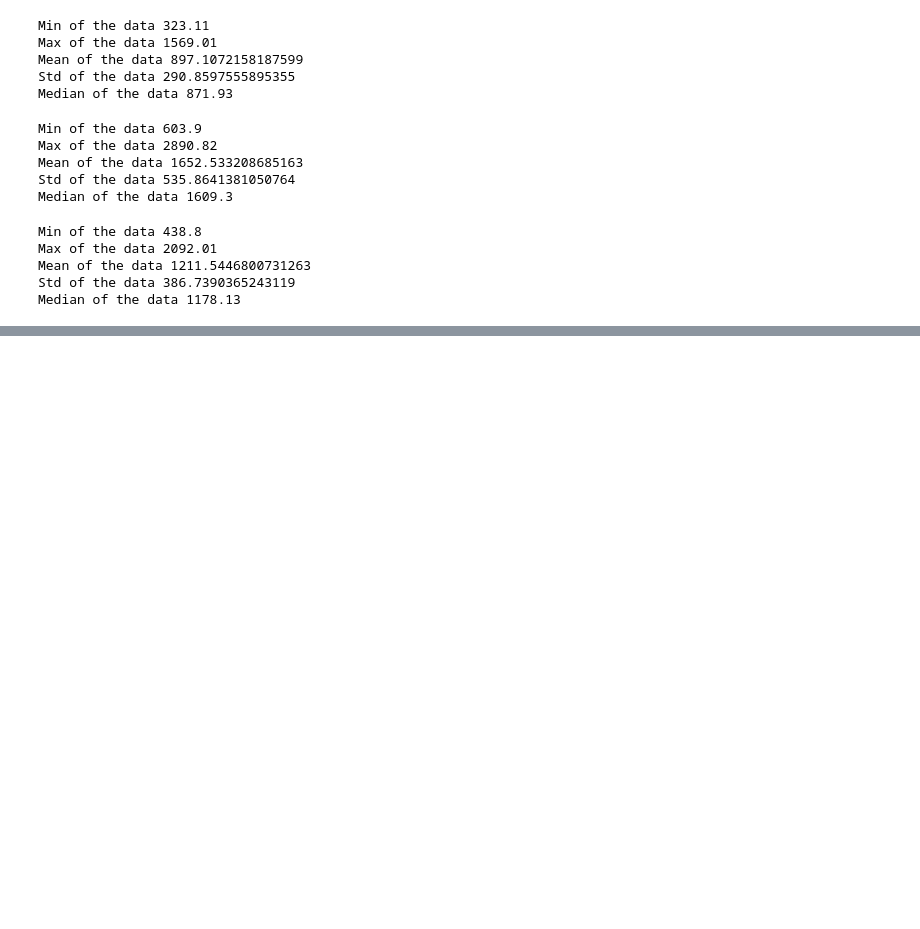
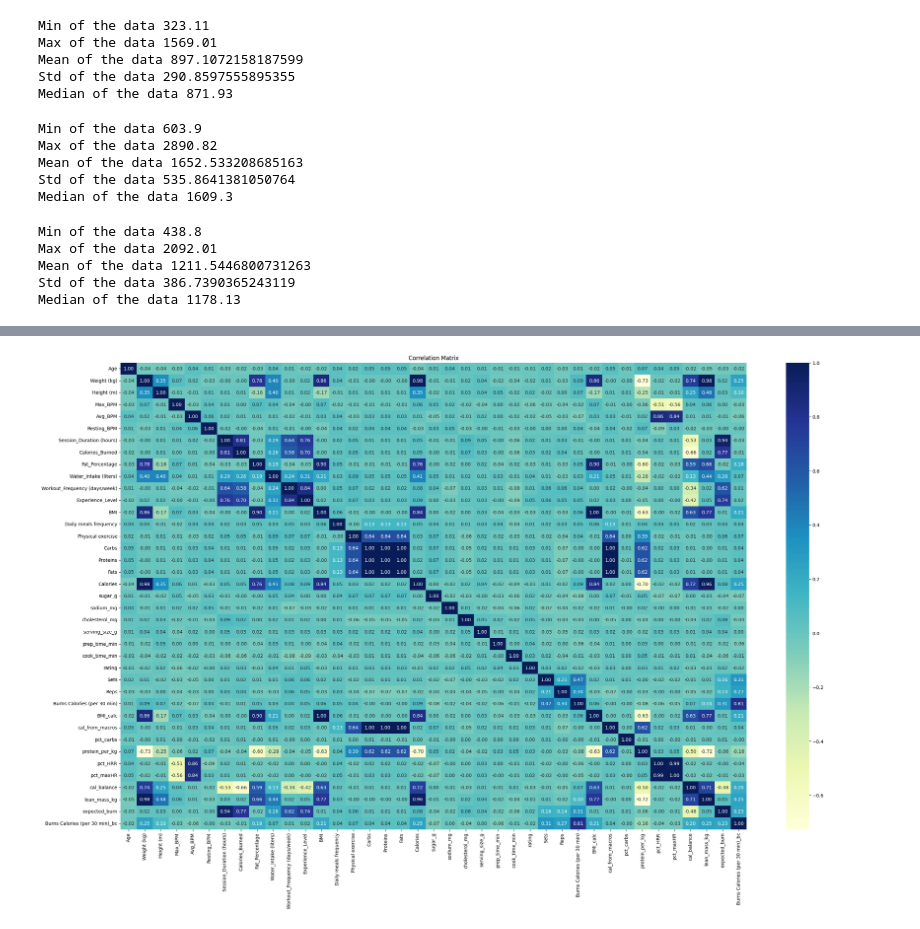
Before and after one commit to umair-gmrm/AI-Foundation-Batch-3, a Jupyter notebook: EDA_I.ipynb, the cells around one changed output, grey strips where cells are left out. Drawn from its saved outputs; the diff is of its cells as text; code cells hidden in the pictures; blank space fills up the shorter version.

```diff
--- a/EDA_I.ipynb
+++ b/EDA_I.ipynb
@@ -290,0 +451,7 @@ Median of the data 1178.13
+# %%
+numeric_cols = []
+for col in df.columns:
+  if df[col].dtype in ["int64" , "float64"]:
+    numeric_cols.append(col)
+
+numeric_cols
@@ -290,0 +476,10 @@ Median of the data 1178.13
+# %%
+corr = df[numeric_cols].corr()
+# %%
+#heatmap
+plt.figure(figsize=(10*3, 6*3))
+sns.heatmap(corr, annot=True, fmt=".2f", cmap="YlGnBu")
+plt.title("Correlation Matrix")
+plt.show()
+# %% [output]
+[figure, added]
```
Also changed, not shown: parts of 33 cells of this notebook.
